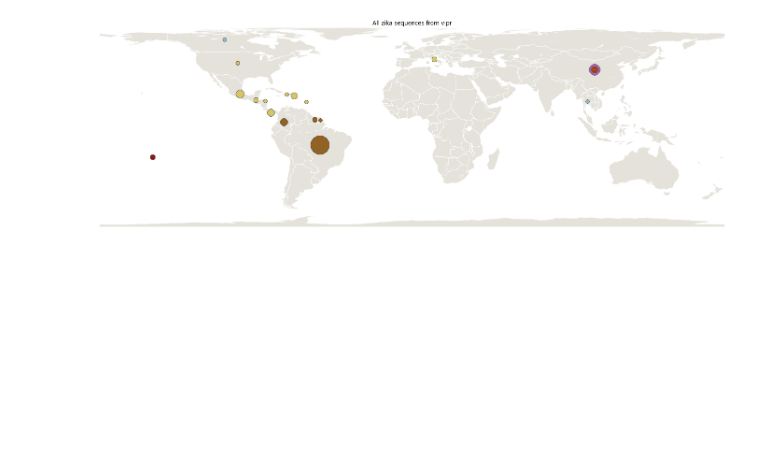
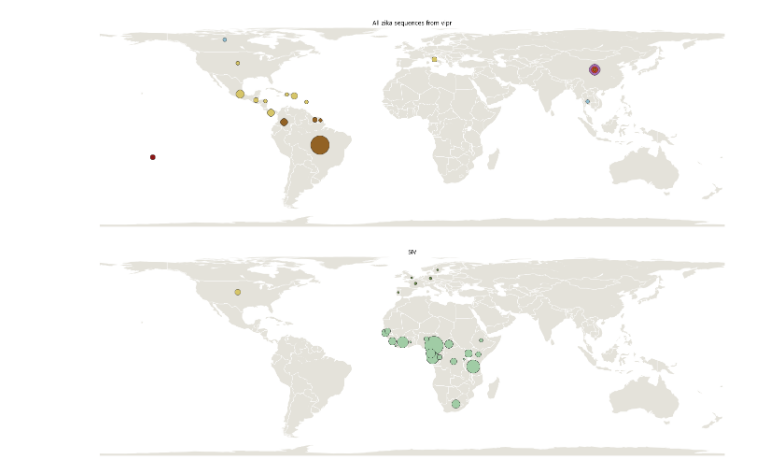
Before and after one commit to nextstrain/fauna, a Jupyter notebook: global_distribution.ipynb, the cells around one changed output. Saved outputs shown, nothing was run; the diff lists cells and outputs as text; code cells hidden in the pictures; blank space fills up the shorter version.

```diff
--- a/global_distribution.ipynb
+++ b/global_distribution.ipynb
@@ -67,3 +74,10 @@ title = "All zika sequences from vipr"
 global_distribution_plot(fname, title)
 # %% [output]
 [figure]
+# %%
+# SIV
+fname = "data/siv_2016_08_05.json"
+title = "SIV"
+global_distribution_plot(fname, title)
+# %% [output]
+[figure, added]
```
Also changed, not shown: parts of 1 cell of this notebook.
